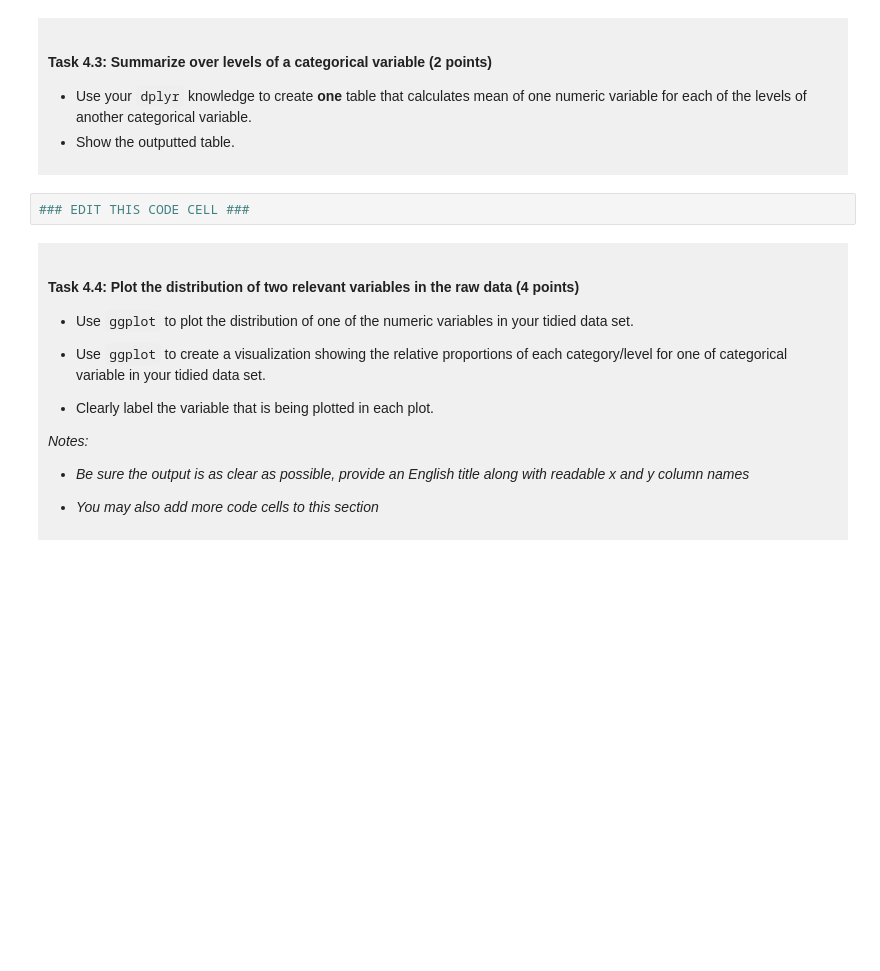
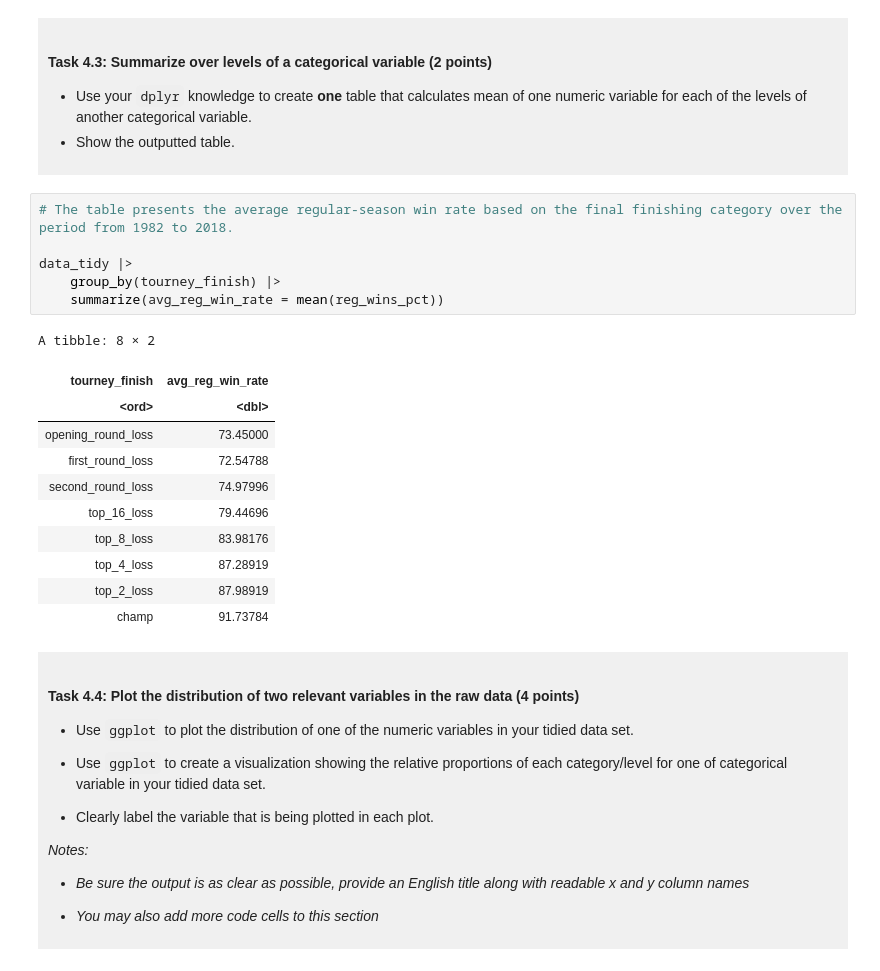
Before and after one commit to mandy-maa/dsci-100-project-mandy-ma, a Jupyter notebook: dsci-100-project-notebook.ipynb, the cells around one changed output. Saved outputs shown, nothing was run; the diff lists cells and outputs as text; blank space fills up the shorter version.

Commit message:
Finished Task 4.3
Created table of average season win rate based on tourney finish

```diff
--- a/dsci-100-project-notebook.ipynb
+++ b/dsci-100-project-notebook.ipynb
@@ -294,7 +294,23 @@ A data.frame: 1 × 2
 - Show the outputted table.
 </div>
 # %%
-### EDIT THIS CODE CELL ###
+# The table presents the average regular-season win rate based on the final finishing category over the period from 1982 to 2018.
+
+data_tidy |>
+    group_by(tourney_finish) |>
+    summarize(avg_reg_win_rate = mean(reg_wins_pct))
+# %% [output]
+A tibble: 8 × 2
+| tourney_finish | avg_reg_win_rate |
+| <ord> | <dbl> |
+| opening_round_loss | 73.45000 |
+| first_round_loss | 72.54788 |
+| second_round_loss | 74.97996 |
+| top_16_loss | 79.44696 |
+| top_8_loss | 83.98176 |
+| top_4_loss | 87.28919 |
+| top_2_loss | 87.98919 |
+| champ | 91.73784 |
 # %% [markdown]
 <div style="background-color: #f0f0f0; padding: 10px;">
 
```
